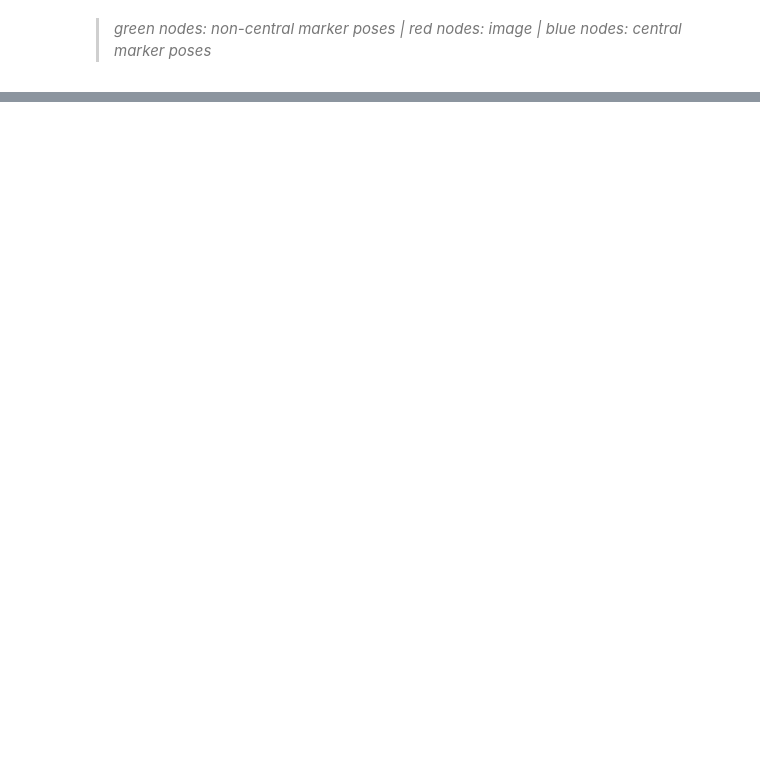
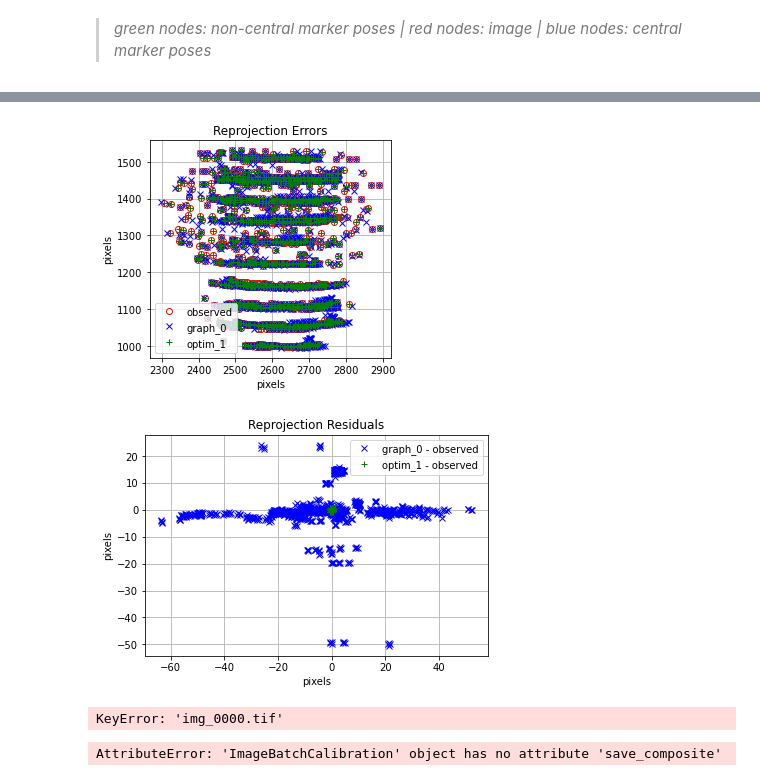
Before and after one commit to matisboualam/pycopo-doc-web, a Jupyter notebook: source/tutorial.ipynb, the cells around one changed output, grey strips where cells are left out. Saved outputs shown, nothing was run; the diff lists cells and outputs as text; code cells hidden in the pictures; blank space fills up the shorter version.

```diff
--- a/source/tutorial.ipynb
+++ b/source/tutorial.ipynb
@@ -215,0 +229,10 @@ batch.plot_graph()
+# %%
+batch.plot_reprojection_errors()
+# %% [output]
+[figure, added]
+[figure, added]
+KeyError: 'img_0000.tif'
+# %%
+batch.save_composite()
+# %% [output]
+AttributeError: 'ImageBatchCalibration' object has no attribute 'save_composite'
```
Also changed, not shown: parts of 9 cells of this notebook, 44 other files.
